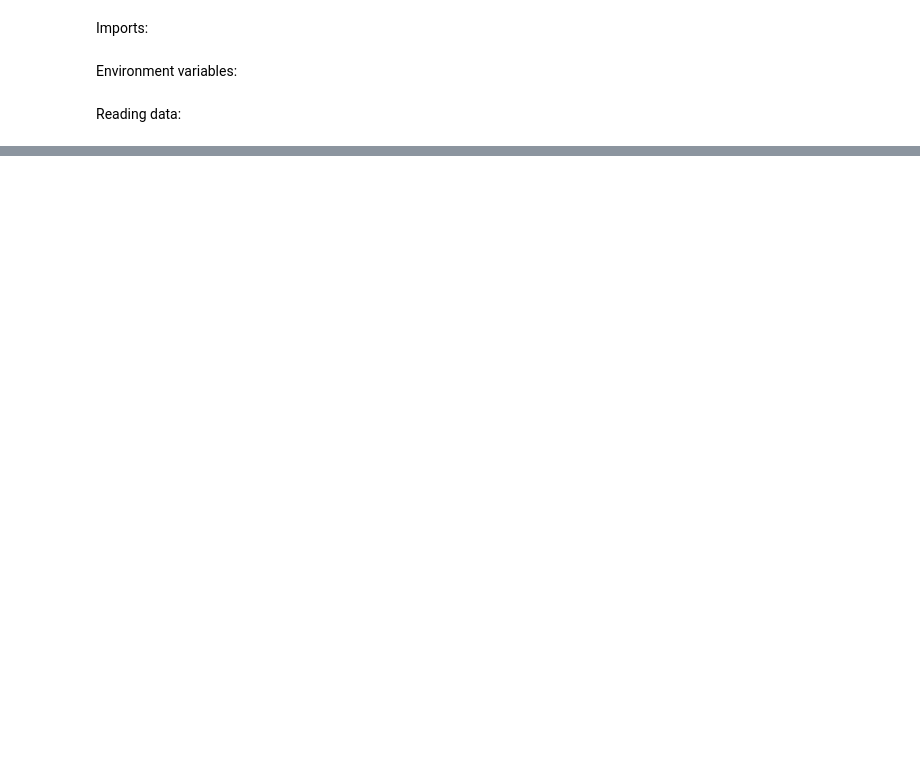
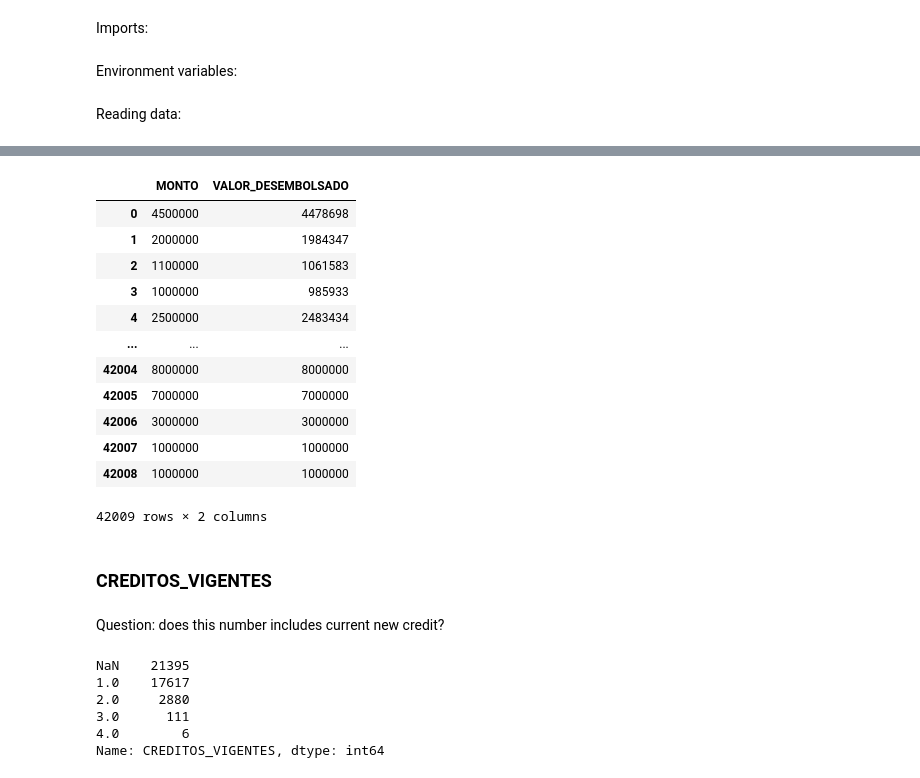
Before and after one commit to hdt94/ds4a-project, a Jupyter notebook: analytics/cleaning/cleaning_colocacion.ipynb, the cells around one changed output, grey strips where cells are left out. Cells and saved outputs as stored; diff of their text form; code cells hidden in the pictures; blank space fills up the shorter version.

```diff
--- a/analytics/cleaning/cleaning_colocacion.ipynb
+++ b/analytics/cleaning/cleaning_colocacion.ipynb
@@ -431,0 +175,8 @@ df
+# %%
+cals_ss = (
+    df
+    .loc[i_cosign_cal, 'CODEUDOR']
+    .str.findall(r'(?:CALIFICACION:\s)(?P<calificacion>\w)')
+)
+
+cals_ss
@@ -431,0 +696,29 @@ df
+# %%
+df[['MONTO', 'VALOR_DESEMBOLSADO']]
+# %% [output]
+|  | MONTO | VALOR_DESEMBOLSADO |
+| 0 | 4500000 | 4478698 |
+| 1 | 2000000 | 1984347 |
+| 2 | 1100000 | 1061583 |
+| 3 | 1000000 | 985933 |
+| 4 | 2500000 | 2483434 |
+| ... | ... | ... |
+| 42004 | 8000000 | 8000000 |
+| 42005 | 7000000 | 7000000 |
+| 42006 | 3000000 | 3000000 |
+| 42007 | 1000000 | 1000000 |
+| 42008 | 1000000 | 1000000 |
+42009 rows × 2 columns
+# %% [markdown]
+### CREDITOS_VIGENTES
+# %% [markdown]
+Question: does this number includes current new credit?
+# %%
+df['CREDITOS_VIGENTES'].value_counts(dropna=False)
+# %% [output]
+NaN    21395
+1.0    17617
+2.0     2880
+3.0      111
+4.0        6
+Name: CREDITOS_VIGENTES, dtype: int64
```
Also changed, not shown: parts of 212 cells of this notebook, 14 other files.
